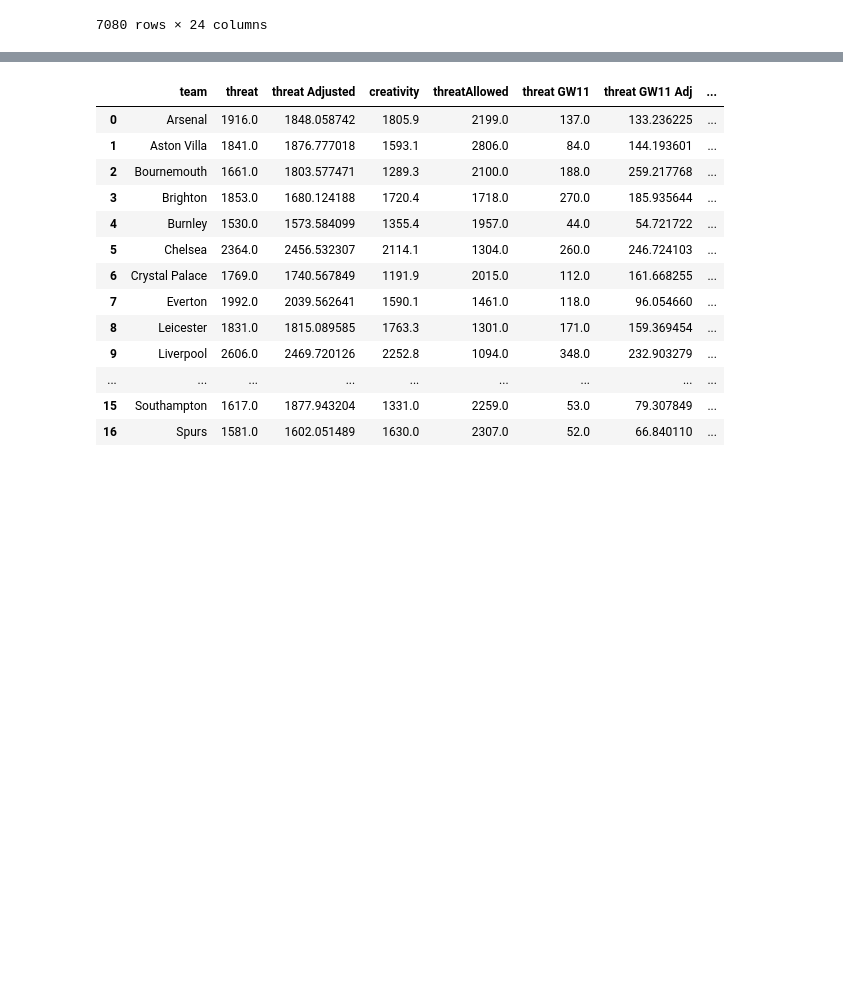
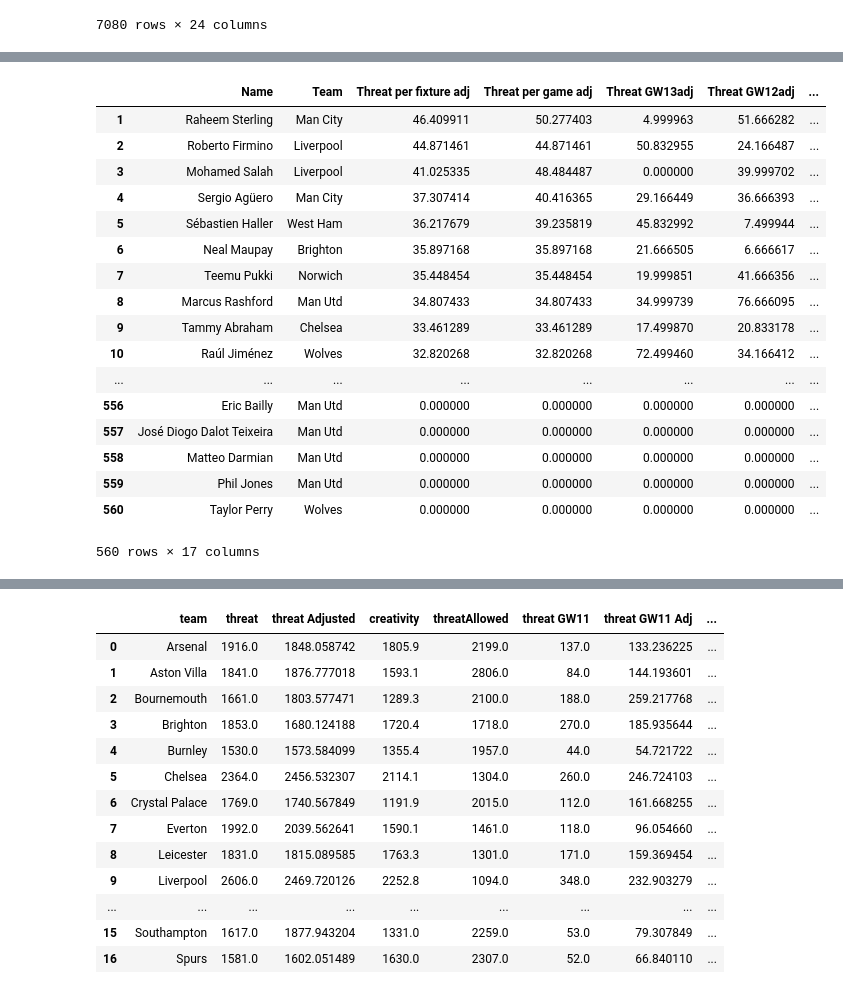
Before and after one commit to sminata/tikeve.github.io, a Jupyter notebook: brr.ipynb, the cells around one changed output, grey strips where cells are left out. Drawn from its saved outputs; the diff is of its cells as text; code cells hidden in the pictures; blank space fills up the shorter version.

```diff
--- a/brr.ipynb
+++ b/brr.ipynb
@@ -439,0 +550,78 @@ Name: Matches, dtype: float64
+# %%
+#Tables2Files
+
+del TeamThreat['id']
+TeamThreat.sort_values('Threat av', ascending = False, inplace = True)
+TeamThreat.index = np.arange(1, len(TeamThreat) + 1)
+TeamThreat.to_csv('TeamThreat.csv')
+
+del TeamCreativity['id']
+TeamCreativity.sort_values('Creativity av', ascending = False, inplace = True)
+TeamCreativity.index = np.arange(1, len(TeamCreativity) + 1)
+TeamCreativity.to_csv('TeamCreativity.csv')
+
+del TableDefence['id']
+TableDefence.sort_values('Threat allowed av', ascending = True, inplace = True)
+TableDefence.index = np.arange(1, len(TableDefence) + 1)
+TableDefence.to_csv('TableDefence.csv')
+
+del TeamThreatAd['id']
+TeamThreatAd.sort_values('Threat av adj', ascending = False, inplace = True)
+TeamThreatAd.index = np.arange(1, len(TeamThreatAd) + 1)
+TeamThreatAd.to_csv('TeamThreatAd.csv')
+
+del TeamCreativityAd['id']
+TeamCreativityAd.sort_values('Creativity av adj', ascending = False, inplace = True)
+TeamCreativityAd.index = np.arange(1, len(TeamCreativityAd) + 1)
+TeamCreativityAd.to_csv('TeamCreativityAd.csv')
+
+del TableDefenceAd['id']
+TableDefenceAd.sort_values('Threat allowed av adj', ascending = True, inplace = True)
+TableDefenceAd.index = np.arange(1, len(TableDefenceAd) + 1)
+TableDefenceAd.to_csv('TableDefenceAd.csv')
+
+del TableTeams['id']
+TableTeams.sort_values('Threat adjusted', ascending = False, inplace = True)
+TableTeams.index = np.arange(1, len(TableTeams) + 1)
+TableTeams.to_csv('TableTeams.csv')
+
+del PlayerThreat['id']
+PlayerThreat.sort_values('Threat per fixture', ascending = False, inplace = True)
+PlayerThreat.index = np.arange(1, len(players) + 1)
+PlayerThreat.to_csv('PlayerThreat.csv')
+
+del PlayerCreativity['id']
+PlayerCreativity.sort_values('Creativity per fixture', ascending = False, inplace = True)
+PlayerCreativity.index = np.arange(1, len(players) + 1)
+PlayerCreativity.to_csv('PlayerCreativity.csv')
+
+del PlayerThreatAd['id']
+PlayerThreatAd.sort_values('Threat per fixture adj', ascending = False, inplace = True)
+PlayerThreatAd.index = np.arange(1, len(players) + 1)
+PlayerThreatAd.to_csv('PlayerThreatAd.csv')
+
+del PlayerCreativityAd['id']
+PlayerCreativityAd.sort_values('Creativity per fixture adj', ascending = False, inplace = True)
+PlayerCreativityAd.index = np.arange(1, len(players) + 1)
+PlayerCreativityAd.to_csv('PlayerCreativityAd.csv')
+
+PlayerThreatAd
+# %% [output]
+|  | Name | Team | Threat per fixture adj | Threat per game adj | Threat GW13adj | Threat GW12adj | ... |
+| 1 | Raheem Sterling | Man City | 46.409911 | 50.277403 | 4.999963 | 51.666282 | ... |
+| 2 | Roberto Firmino | Liverpool | 44.871461 | 44.871461 | 50.832955 | 24.166487 | ... |
+| 3 | Mohamed Salah | Liverpool | 41.025335 | 48.484487 | 0.000000 | 39.999702 | ... |
+| 4 | Sergio Agüero | Man City | 37.307414 | 40.416365 | 29.166449 | 36.666393 | ... |
+| 5 | Sébastien Haller | West Ham | 36.217679 | 39.235819 | 45.832992 | 7.499944 | ... |
+| 6 | Neal Maupay | Brighton | 35.897168 | 35.897168 | 21.666505 | 6.666617 | ... |
+| 7 | Teemu Pukki | Norwich | 35.448454 | 35.448454 | 19.999851 | 41.666356 | ... |
+| 8 | Marcus Rashford | Man Utd | 34.807433 | 34.807433 | 34.999739 | 76.666095 | ... |
+| 9 | Tammy Abraham | Chelsea | 33.461289 | 33.461289 | 17.499870 | 20.833178 | ... |
+| 10 | Raúl Jiménez | Wolves | 32.820268 | 32.820268 | 72.499460 | 34.166412 | ... |
+| ... | ... | ... | ... | ... | ... | ... | ... |
+| 556 | Eric Bailly | Man Utd | 0.000000 | 0.000000 | 0.000000 | 0.000000 | ... |
+| 557 | José Diogo Dalot Teixeira | Man Utd | 0.000000 | 0.000000 | 0.000000 | 0.000000 | ... |
+| 558 | Matteo Darmian | Man Utd | 0.000000 | 0.000000 | 0.000000 | 0.000000 | ... |
+| 559 | Phil Jones | Man Utd | 0.000000 | 0.000000 | 0.000000 | 0.000000 | ... |
+| 560 | Taylor Perry | Wolves | 0.000000 | 0.000000 | 0.000000 | 0.000000 | ... |
+560 rows × 17 columns
```
Also changed, not shown: parts of 7 cells of this notebook, 9 other files.
